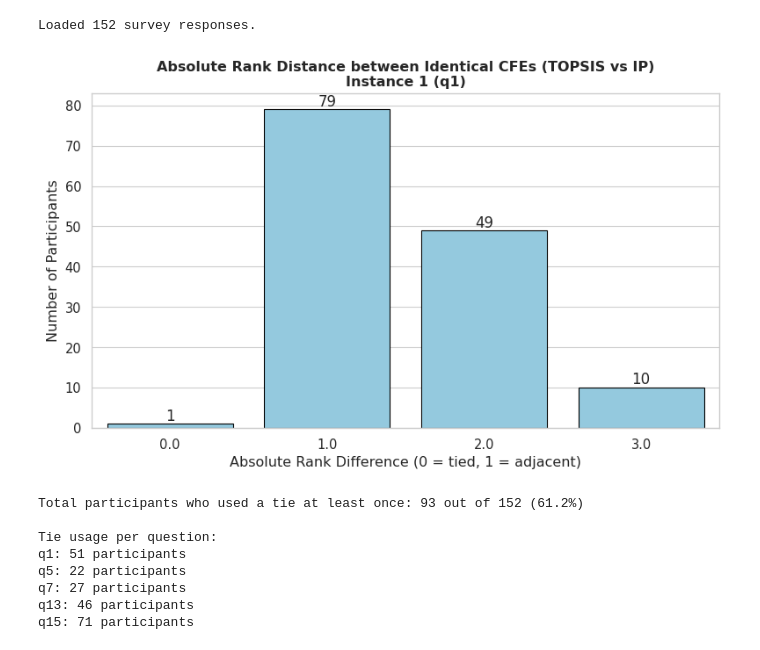
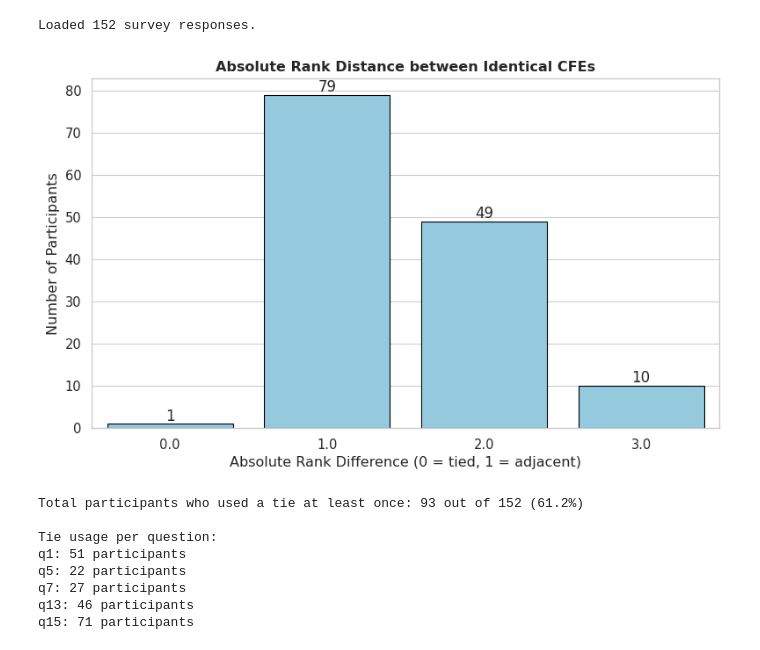
Before and after one commit to MBernart/counterfactuals, a Jupyter notebook: experiments/Human_Evaluation_of_CF/analysis.ipynb, the cells around one changed output. Saved outputs shown, nothing was run; the diff lists cells and outputs as text; code cells hidden in the pictures.

```diff
--- a/experiments/Human_Evaluation_of_CF/analysis.ipynb
+++ b/experiments/Human_Evaluation_of_CF/analysis.ipynb
@@ -26,29 +26,30 @@ Loaded 152 survey responses.
 # %%
 # Extract rankings for the duplicated CFEs in q1
 topsis_col = 'q1_topsis_pos'
 ip_col = 'q1_IP_pos'
 
 if topsis_col in df.columns and ip_col in df.columns:
     # Calculate absolute difference in rank positions
     df['q1_dupe_dist'] = (df[topsis_col] - df[ip_col]).abs()
 
     plt.figure(figsize=(8, 5))
     ax = sns.countplot(x='q1_dupe_dist', data=df, color='skyblue', edgecolor='black')
-    plt.title('Absolute Rank Distance between Identical CFEs (TOPSIS vs IP)\nInstance 1 (q1)', fontweight='bold')
+    plt.title('Absolute Rank Distance between Identical CFEs', fontweight='bold')
     plt.xlabel('Absolute Rank Difference (0 = tied, 1 = adjacent)')
     plt.ylabel('Number of Participants')
 
     # Add value annotations on top of the bars
     for p in ax.patches:
         ax.annotate(f'{int(p.get_height())}', (p.get_x() + p.get_width() / 2., p.get_height()),
                     ha='center', va='bottom', fontsize=12)
 
     plt.tight_layout()
+    plt.savefig("dist_absolute_rank_dist.png")
     plt.show()
 else:
     print("Ranking columns for q1 TOPSIS and IP were not found in the DataFrame.")
 # %% [output]
-[figure, old version]
+[figure, new version]
 # %%
 # Identify how many participants used the tie mechanic across ranking questions
 ranking_qs = [q.id for q in survey_config.ranking_questions if q.images]
```
Also changed, not shown: parts of 25 cells of this notebook.
